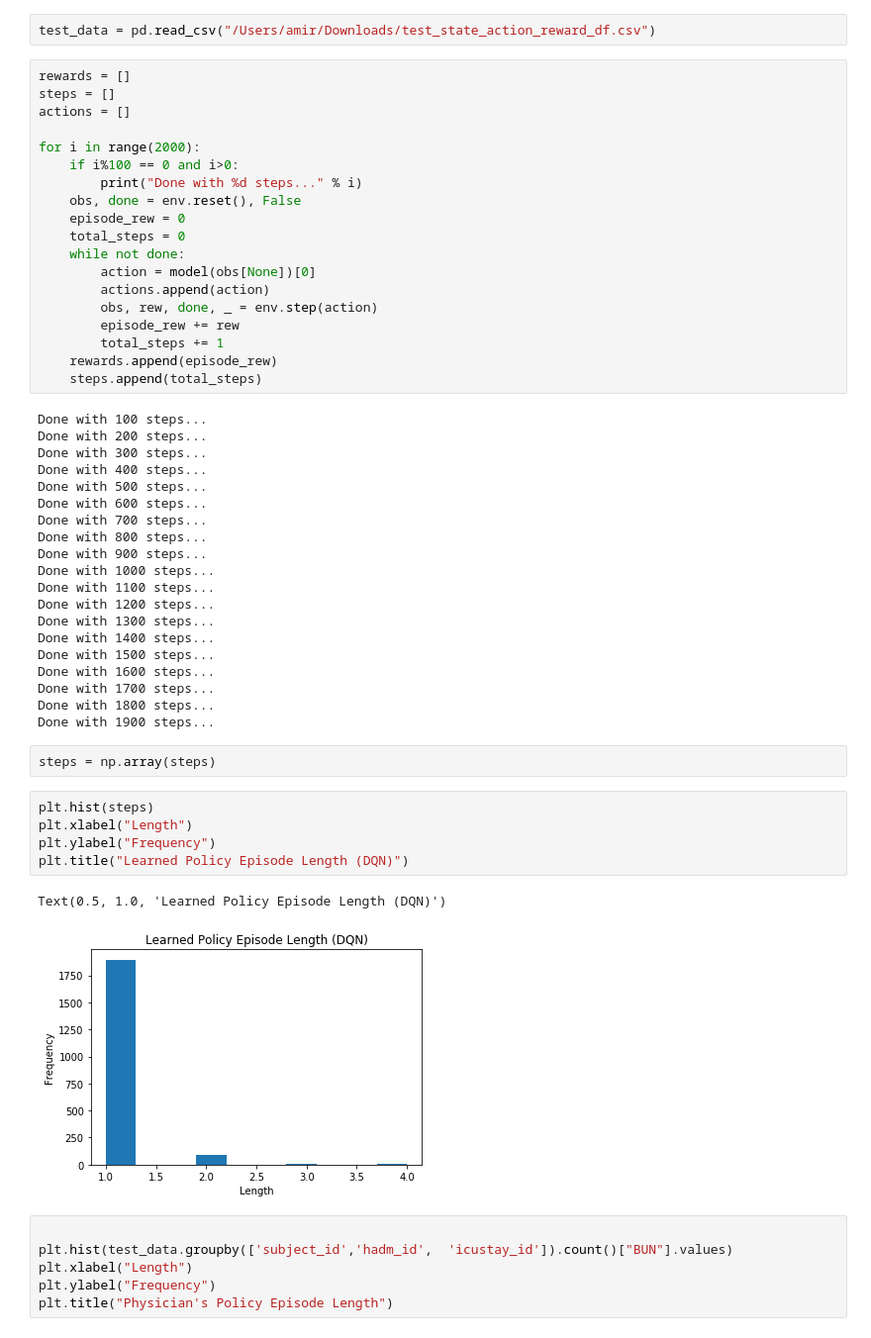
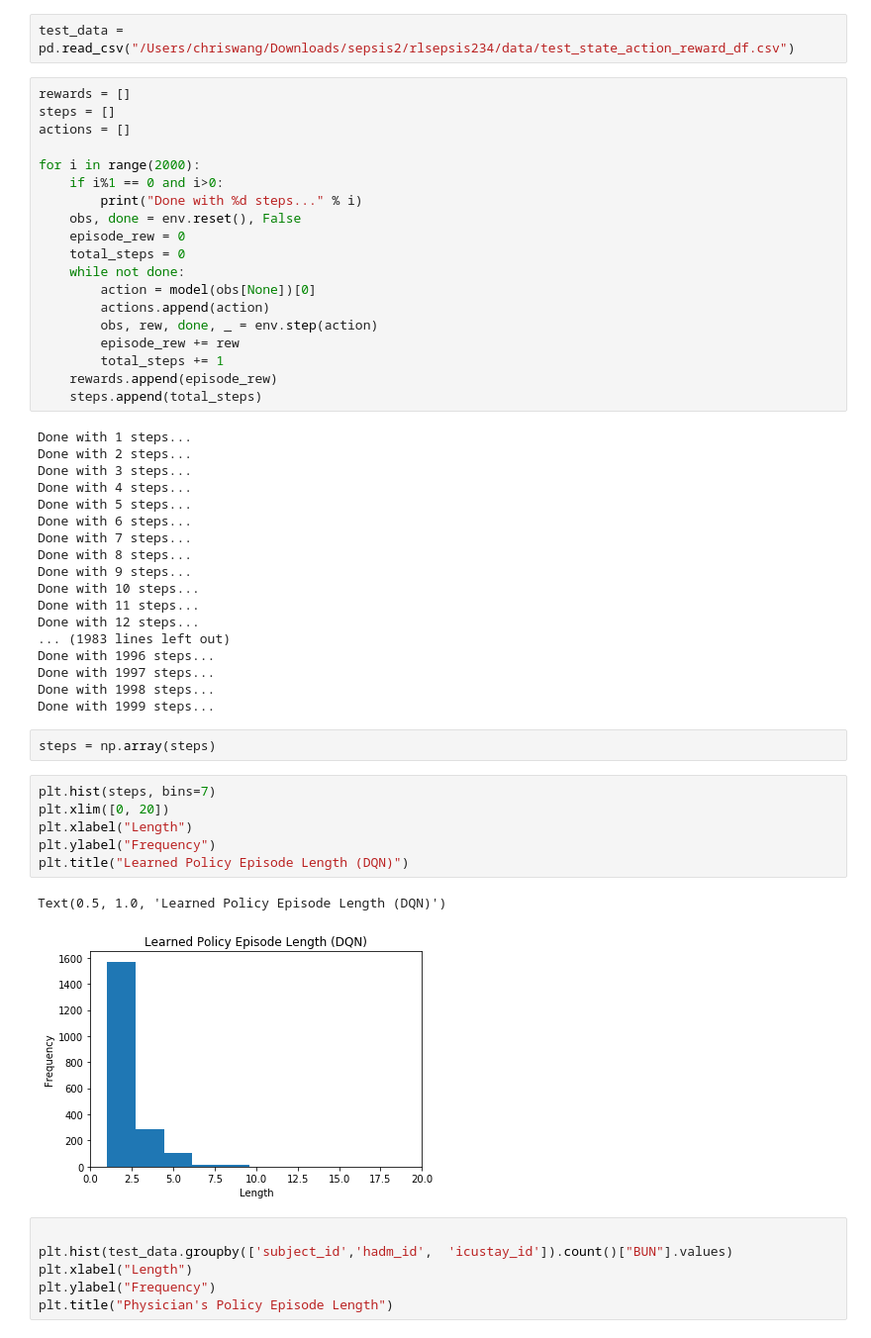
Before and after one commit to akiani/rlsepsis234, a Jupyter notebook: notebooks/openai_baseline_dqn_bayesian.ipynb, the cells around one changed output. Shown: that part at 99% size. Saved outputs shown, nothing was run; the diff lists cells and outputs as text.

```diff
--- a/notebooks/openai_baseline_dqn_bayesian.ipynb
+++ b/notebooks/openai_baseline_dqn_bayesian.ipynb
@@ -55,12 +65,12 @@ Use keras.layers.flatten instead.
 # %%
-test_data = pd.read_csv("/Users/amir/Downloads/test_state_action_reward_df.csv")
+test_data = pd.read_csv("/Users/chriswang/Downloads/sepsis2/rlsepsis234/data/test_state_action_reward_df.csv")
 # %%
 rewards = []
 steps = []
 actions = []
 
 for i in range(2000):
-    if i%100 == 0 and i>0:
+    if i%1 == 0 and i>0:
         print("Done with %d steps..." % i)
     obs, done = env.reset(), False
     episode_rew = 0
@@ -74,35 +84,34 @@ for i in range(2000):
     rewards.append(episode_rew)
     steps.append(total_steps)
 # %% [output]
-Done with 100 steps...
-Done with 200 steps...
-Done with 300 steps...
-Done with 400 steps...
-Done with 500 steps...
-Done with 600 steps...
-Done with 700 steps...
-Done with 800 steps...
-Done with 900 steps...
-Done with 1000 steps...
-Done with 1100 steps...
-Done with 1200 steps...
-Done with 1300 steps...
-Done with 1400 steps...
-Done with 1500 steps...
-Done with 1600 steps...
-Done with 1700 steps...
-Done with 1800 steps...
-Done with 1900 steps...
+Done with 1 steps...
+Done with 2 steps...
+Done with 3 steps...
+Done with 4 steps...
+Done with 5 steps...
+Done with 6 steps...
+Done with 7 steps...
+Done with 8 steps...
+Done with 9 steps...
+Done with 10 steps...
+Done with 11 steps...
+Done with 12 steps...
+... (1983 lines left out)
+Done with 1996 steps...
+Done with 1997 steps...
+Done with 1998 steps...
+Done with 1999 steps...
 # %%
 steps = np.array(steps)
 # %%
-plt.hist(steps)
+plt.hist(steps, bins=7)
+plt.xlim([0, 20])
 plt.xlabel("Length")
 plt.ylabel("Frequency")
 plt.title("Learned Policy Episode Length (DQN)")
 # %% [output]
 Text(0.5, 1.0, 'Learned Policy Episode Length (DQN)')
-[figure, old version]
+[figure, new version]
 # %%
 
 plt.hist(test_data.groupby(['subject_id','hadm_id',  'icustay_id']).count()["BUN"].values)
```
Also changed, not shown: parts of 4 cells of this notebook, 3 other files.
